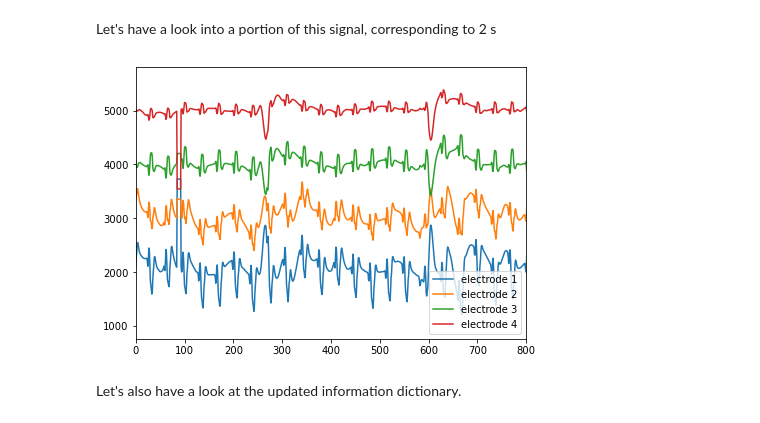
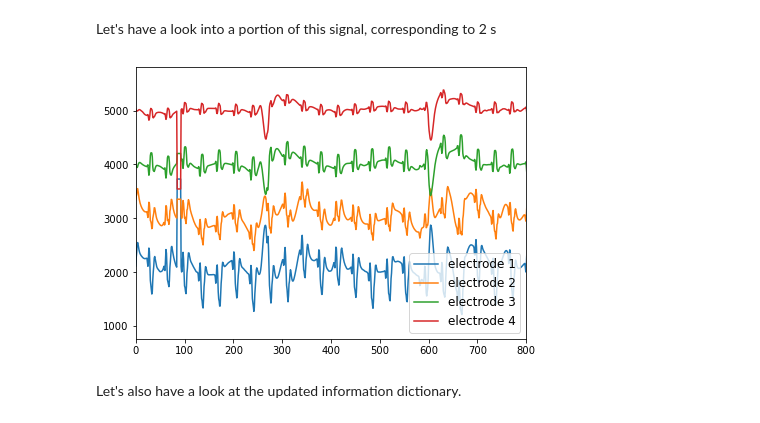
Before and after one commit to CoAxLab/niphlem, a Jupyter notebook: docs/tutorials_links/tutorial1.ipynb, the cells around one changed output. Drawn from its saved outputs; the diff is of its cells as text; code cells hidden in the pictures.

```diff
--- a/docs/tutorials_links/tutorial1.ipynb
+++ b/docs/tutorials_links/tutorial1.ipynb
@@ -58,14 +58,14 @@ Let's have a look into a portion of this signal, corresponding to 2 s
 # %%
 fig, ax =plt.subplots(figsize=(7,5))
 plt.plot(ecg_signal[:,0], label="electrode 1")
 plt.plot(1000 + ecg_signal[:,1], label="electrode 2")
 plt.plot(2000 + ecg_signal[:,2], label="electrode 3")
 plt.plot(3000 + ecg_signal[:,3], label="electrode 4")
-plt.legend()
+plt.legend(prop={'size':12})
 plt.xlim([0,800])
 pass
 # %% [output]
-[figure, old version]
+[figure, new version]
 # %% [markdown]
 Let's also have a look at the updated information dictionary.
 # %%
```
Also changed, not shown: parts of 15 cells of this notebook, 36 other files.
